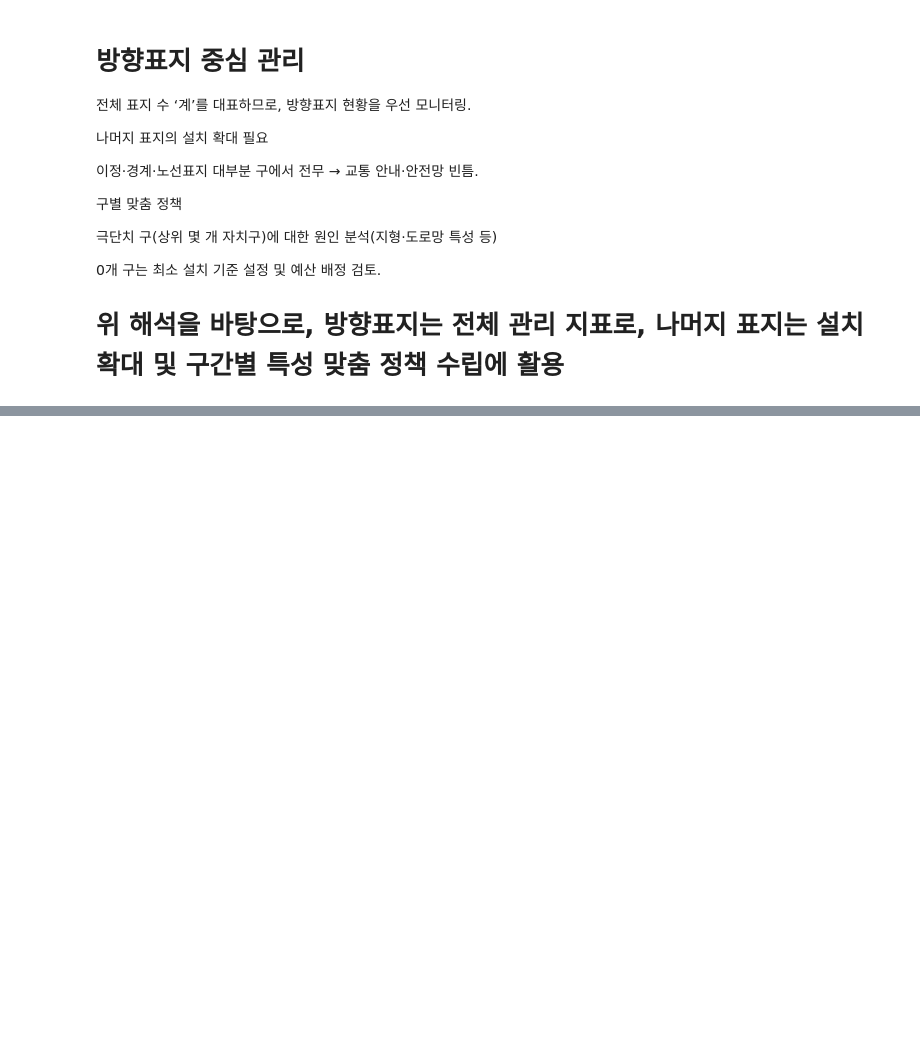
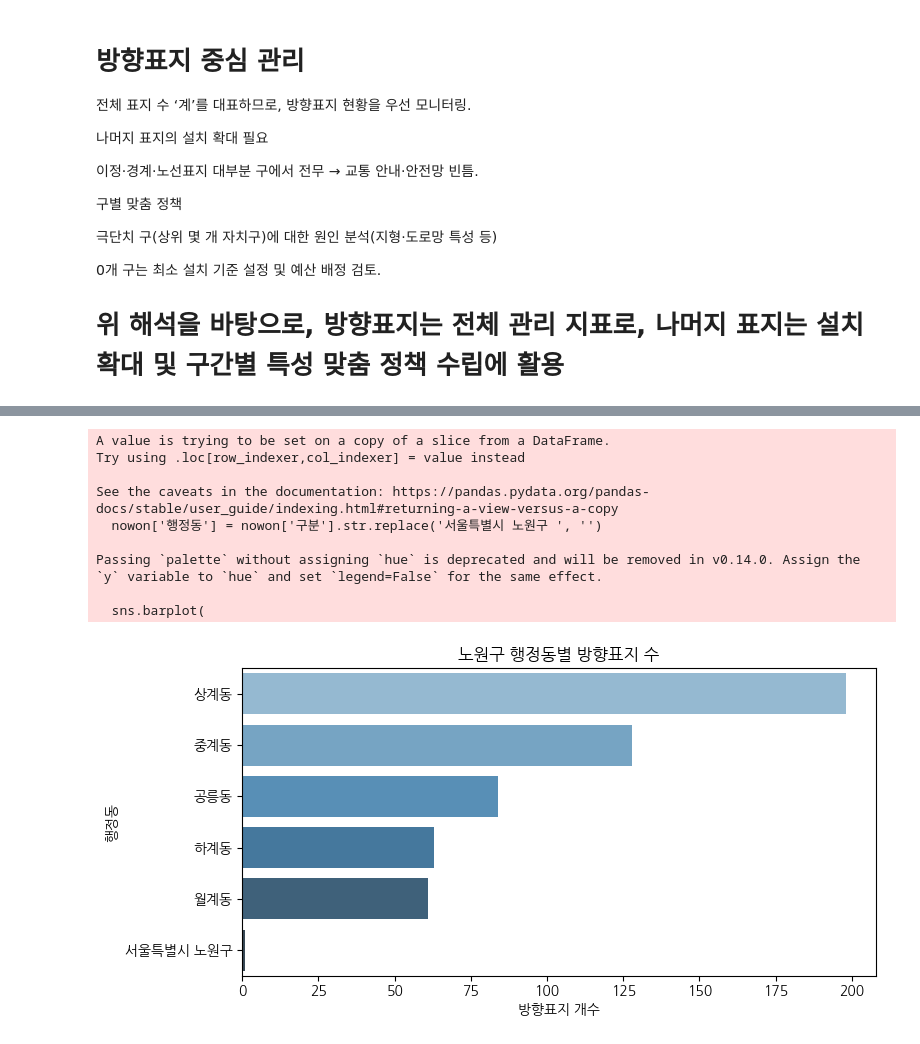
Before and after one commit to SeounghwanPark/first-repository, a Jupyter notebook: 아이펠톤0513_01.ipynb, the cells around one changed output, grey strips where cells are left out. Drawn from its saved outputs; the diff is of its cells as text; code cells hidden in the pictures; blank space fills up the shorter version.

```diff
--- a/아이펠톤0513_01.ipynb
+++ b/아이펠톤0513_01.ipynb
@@ -636,3 +636,10 @@ plt.show()
 0개 구는 최소 설치 기준 설정 및 예산 배정 검토.
 
 # 위 해석을 바탕으로, 방향표지는 전체 관리 지표로, 나머지 표지는 설치 확대 및 구간별 특성 맞춤 정책 수립에 활용
+# %%
+# 1) '구분' 컬럼에 "노원구"가 들어간 행만 필터링
+nowon = df[df['구분'].str.contains('노원구')]
+
+# 2) 구분(행정동명)과 방향표지 개수만 출력
+from IPython.display import display
+display(nowon[['구분', '방향표지']])
@@ -638,0 +654,32 @@ plt.show()
+# %%
+import matplotlib.pyplot as plt
+import seaborn as sns
+
+# (1) 구분에서 “서울특별시 노원구 ” 접두사만 제거해서 동 이름만 따로 추출하고 싶다면
+nowon['행정동'] = nowon['구분'].str.replace('서울특별시 노원구 ', '')
+
+# (2) 막대그래프 그리기
+plt.figure(figsize=(8, 4))
+sns.barplot(
+    data=nowon,
+    y='행정동',        # 동 이름
+    x='방향표지',      # 개수
+    order=nowon.sort_values('방향표지', ascending=False)['행정동'],  # 내림차순 정렬
+    palette='Blues_d'
+)
+plt.title('노원구 행정동별 방향표지 수')
+plt.xlabel('방향표지 개수')
+plt.ylabel('행정동')
+plt.tight_layout()
+plt.show()
+# %% [output]
+A value is trying to be set on a copy of a slice from a DataFrame.
+Try using .loc[row_indexer,col_indexer] = value instead
+
+See the caveats in the documentation: https://pandas.pydata.org/pandas-docs/stable/user_guide/indexing.html#returning-a-view-versus-a-copy
+  nowon['행정동'] = nowon['구분'].str.replace('서울특별시 노원구 ', '')
+
+Passing `palette` without assigning `hue` is deprecated and will be removed in v0.14.0. Assign the `y` variable to `hue` and set `legend=False` for the same effect.
+
+  sns.barplot(
+[figure, added]
```
Also changed, not shown: parts of 2 cells of this notebook.
